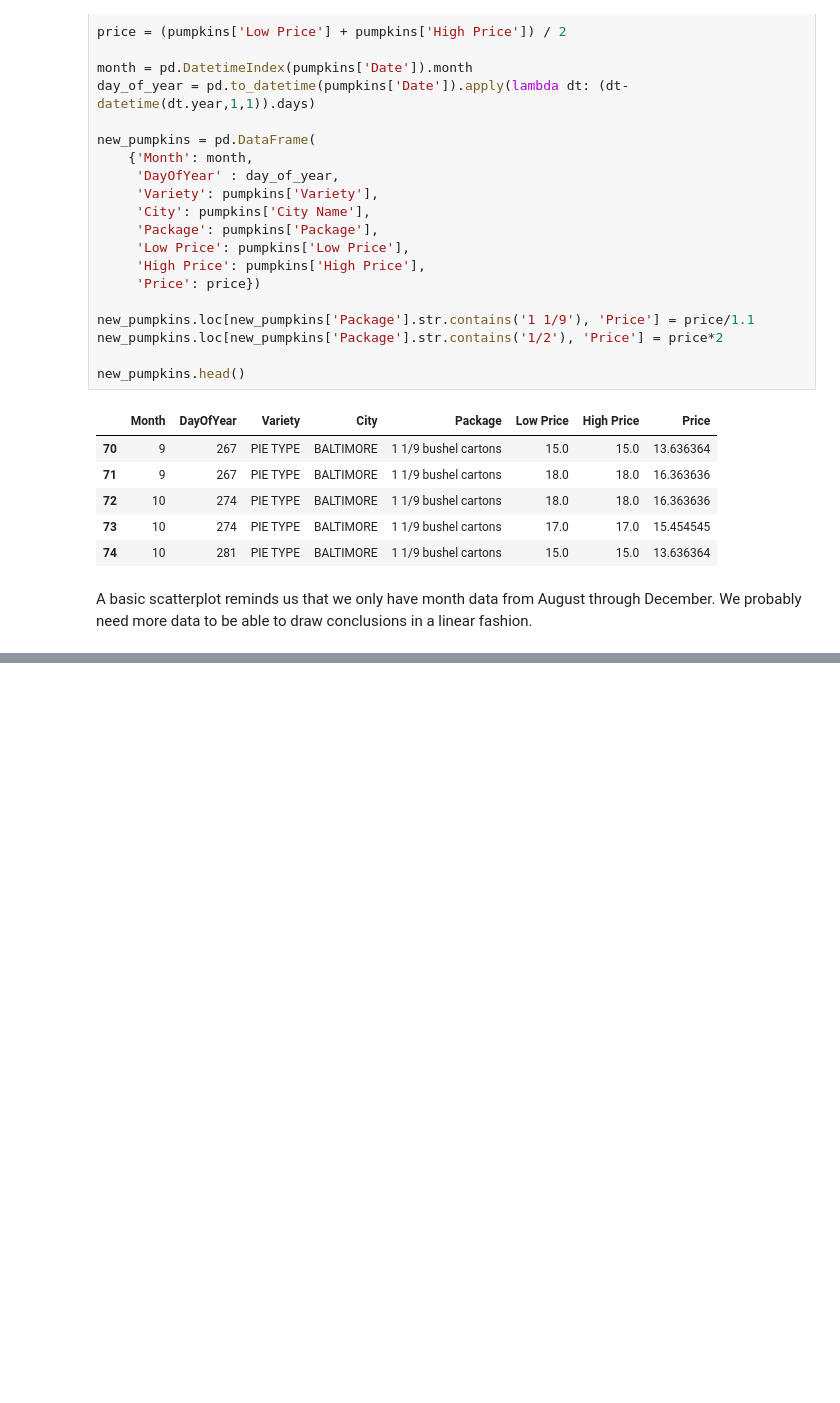
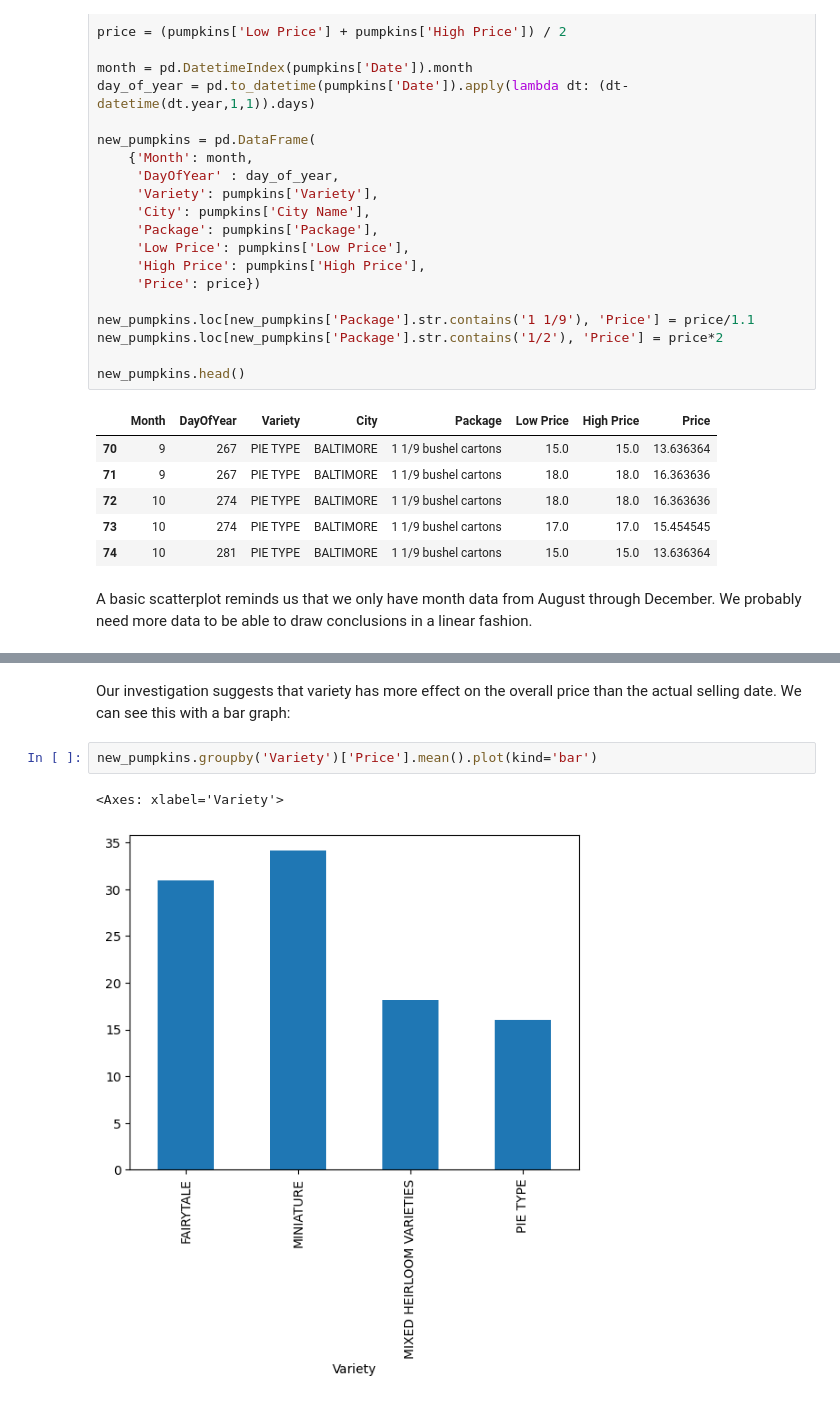
Before and after one commit to FredrikDellby/ML-For-Beginners, a Jupyter notebook: 2-Regression/3-Linear/notebook.ipynb, the cells around one changed output, grey strips where cells are left out. Cells and saved outputs as stored; diff of their text form; blank space fills up the shorter version.

```diff
--- a/2-Regression/3-Linear/notebook.ipynb
+++ b/2-Regression/3-Linear/notebook.ipynb
@@ -66,0 +90,7 @@ plt.scatter('DayOfYear','Price',data=new_pumpkins)
+# %% [markdown]
+Our investigation suggests that variety has more effect on the overall price than the actual selling date. We can see this with a bar graph:
+# %%
+new_pumpkins.groupby('Variety')['Price'].mean().plot(kind='bar')
+# %% [output]
+<Axes: xlabel='Variety'>
+[figure, added]
```
Also changed, not shown: parts of 45 cells of this notebook, 3 other files.
